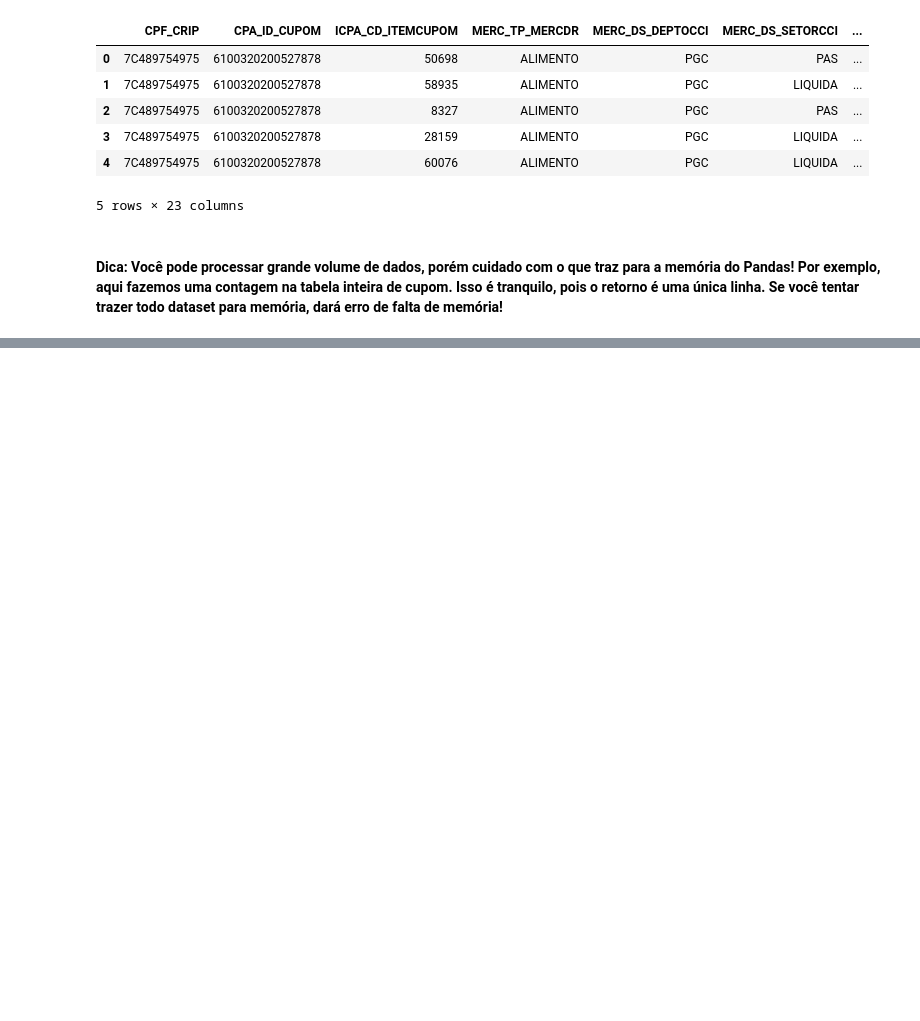
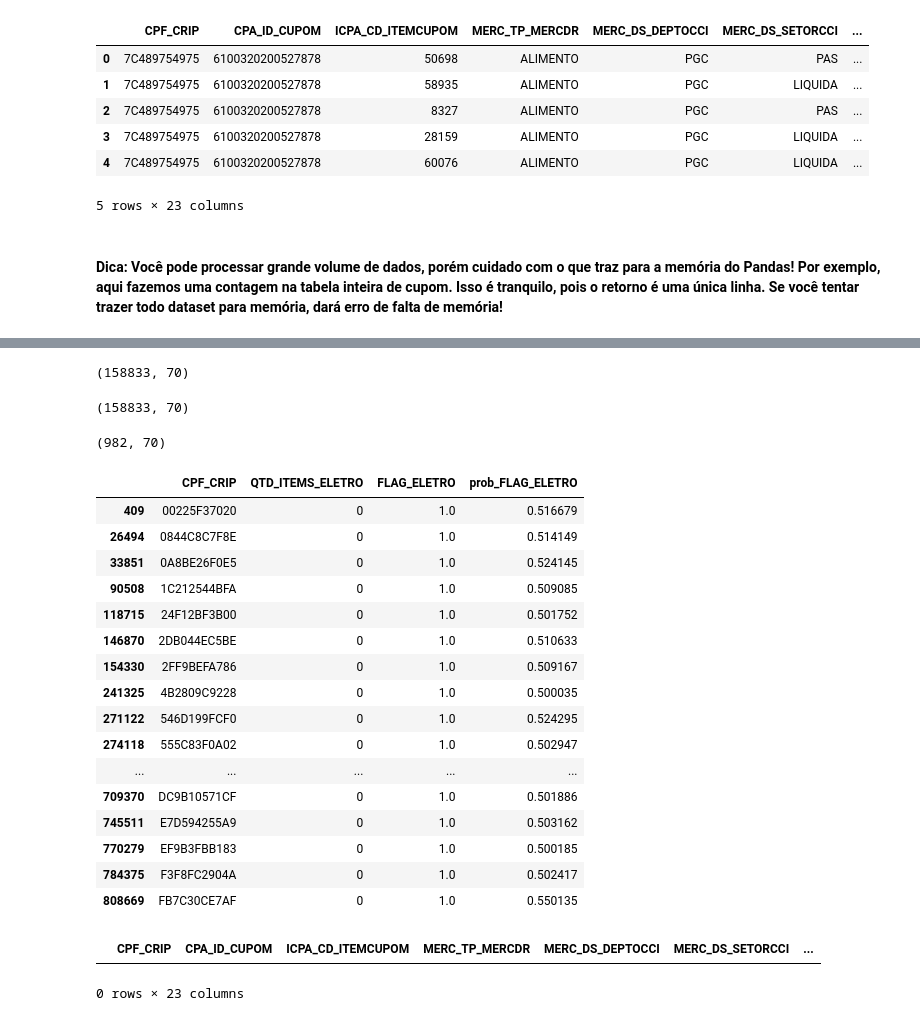
Before and after one commit to mocotinha/hacka_carref, a Jupyter notebook: 01_Primeros_passos.ipynb, the cells around one changed output, grey strips where cells are left out. Drawn from its saved outputs; the diff is of its cells as text; code cells hidden in the pictures; blank space fills up the shorter version.

```diff
--- a/01_Primeros_passos.ipynb
+++ b/01_Primeros_passos.ipynb
@@ -269,0 +864,12 @@ TESTE.head()
+# %%
+exc_atc = pd.read_sql(
+"""
+select distinct cpf_crip
+from EVE_BUFFER_ATC_MANU_HCKT
+where DATE_REF>=20200601 and DATE_REF<=20200831
+and CPF_CRIP not in (select distinct
+CPF_CRIP
+from EVE_BUFFER_CCI_MANU_HCKT
+where ANOMES>=202006 and ANOMES<=202008)
+"""
+,con=connection)
@@ -269,0 +889,49 @@ TESTE.head()
+# %%
+valid_exc_atc=valid[valid.CPF_CRIP.isin(exc_atc.CPF_CRIP)]
+# %%
+valid_exc_atc.shape
+# %% [output]
+(158833, 70)
+# %%
+valid_exc_atc=valid_exc_atc[valid_exc_atc.QTD_ITEMS_ELETRO==0]
+# %%
+valid_exc_atc.shape
+# %% [output]
+(158833, 70)
+# %%
+valid_exc_atc=valid_exc_atc[valid_exc_atc.FLAG_ELETRO==1]
+# %%
+valid_exc_atc.shape
+# %% [output]
+(982, 70)
+# %%
+valid_exc_atc[valid_exc_atc.prob_FLAG_ELETRO>=0.5][['CPF_CRIP','QTD_ITEMS_ELETRO','FLAG_ELETRO','prob_FLAG_ELETRO']]
+# %% [output]
+|  | CPF_CRIP | QTD_ITEMS_ELETRO | FLAG_ELETRO | prob_FLAG_ELETRO |
+| 409 | 00225F37020 | 0 | 1.0 | 0.516679 |
+| 26494 | 0844C8C7F8E | 0 | 1.0 | 0.514149 |
+| 33851 | 0A8BE26F0E5 | 0 | 1.0 | 0.524145 |
+| 90508 | 1C212544BFA | 0 | 1.0 | 0.509085 |
+| 118715 | 24F12BF3B00 | 0 | 1.0 | 0.501752 |
+| 146870 | 2DB044EC5BE | 0 | 1.0 | 0.510633 |
+| 154330 | 2FF9BEFA786 | 0 | 1.0 | 0.509167 |
+| 241325 | 4B2809C9228 | 0 | 1.0 | 0.500035 |
+| 271122 | 546D199FCF0 | 0 | 1.0 | 0.524295 |
+| 274118 | 555C83F0A02 | 0 | 1.0 | 0.502947 |
+| ... | ... | ... | ... | ... |
+| 709370 | DC9B10571CF | 0 | 1.0 | 0.501886 |
+| 745511 | E7D594255A9 | 0 | 1.0 | 0.503162 |
+| 770279 | EF9B3FBB183 | 0 | 1.0 | 0.500185 |
+| 784375 | F3F8FC2904A | 0 | 1.0 | 0.502417 |
+| 808669 | FB7C30CE7AF | 0 | 1.0 | 0.550135 |
+# %%
+#350D2643DA9
+pd.read_sql("""
+(select
+*
+FROM EVE_BUFFER_ATC_MANU_HCKT
+where DATE_REF>=20200601 and DATE_REF<=20200831 and CPF_CRIP = '350D2643DA9')
+""",con=connection)
+# %% [output]
+|  | CPF_CRIP | CPA_ID_CUPOM | ICPA_CD_ITEMCUPOM | MERC_TP_MERCDR | MERC_DS_DEPTOCCI | MERC_DS_SETORCCI | ... |
+0 rows × 23 columns
```
Also changed, not shown: parts of 63 cells of this notebook.
